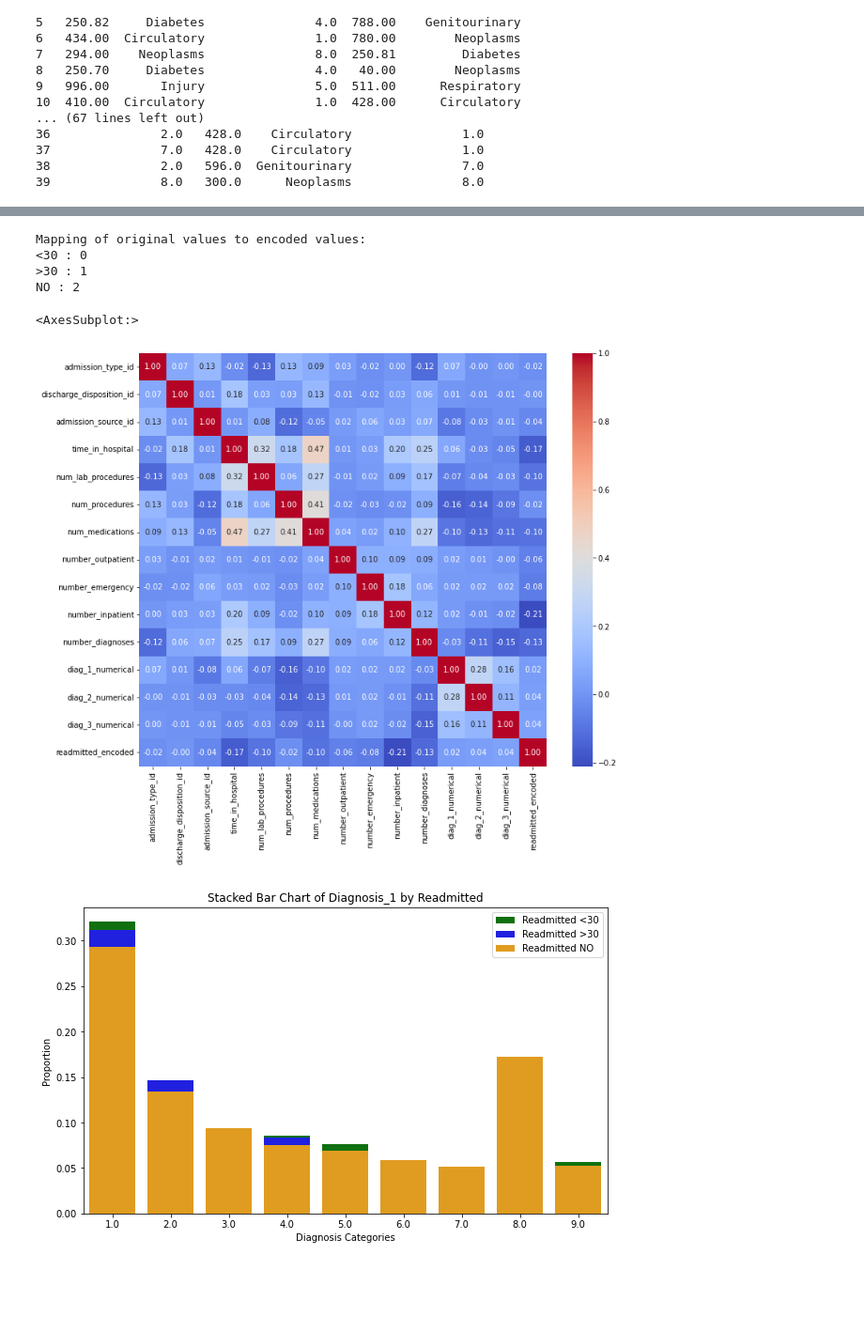
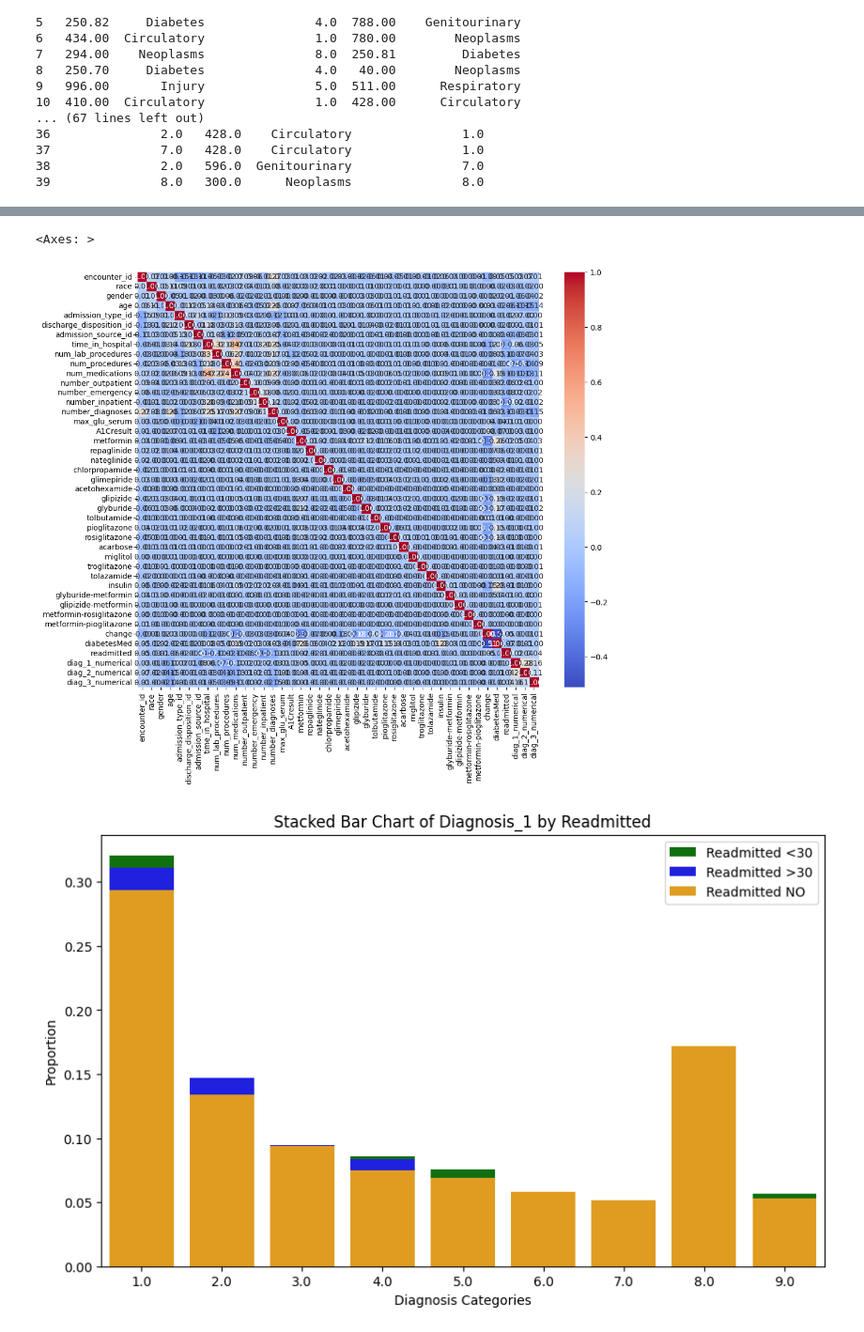
Before and after one commit to aadisinghi/Predicting_Hospital_Readmission_rate_ML, a Jupyter notebook: beng_cw_2.ipynb, the cells around one changed output, grey strips where cells are left out. Shown at 94% size. Saved outputs shown, nothing was run; the diff lists cells and outputs as text; code cells hidden in the pictures; blank space fills up the shorter version.

```diff
--- a/beng_cw_2.ipynb
+++ b/beng_cw_2.ipynb
@@ -75,7 +72,7 @@ data.shape
 # %%
 # Note: Check out features that do not relate to diabetes
 # %%
-features_to_drop = ['payer_code', 'medical_specialty', 'patient_nbr','encounter_id','weight','examide','citoglipton','glimepiride-pioglitazone']
+features_to_drop = ['payer_code', 'medical_specialty', 'patient_nbr','weight','examide','citoglipton','glimepiride-pioglitazone']
 data = data.drop(columns=features_to_drop, axis=1)
 # %%
 print(data['diag_1'].head(),data['diag_2'].head(),data['diag_3'].head())
@@ -280,16 +261,14 @@ Index(['race', 'gender', 'age', 'admission_type_id',
        'diag_3_numerical'],
       dtype='object')
 # %%
-le = LabelEncoder()
-data['readmitted_encoded'] = le.fit_transform(data['readmitted'])
-print("Mapping of original values to encoded values:")
-for original, encoded in zip(le.classes_, range(len(le.classes_))):
-    print(f"{original} : {encoded}")
+label_encoder = LabelEncoder()
+features_to_encode = ['race', 'gender', 'age', 'max_glu_serum', 'A1Cresult', 'metformin',
+       'repaglinide', 'nateglinide', 'chlorpropamide', 'glimepiride',
+       'acetohexamide', 'glipizide', 'glyburide', 'tolbutamide',
+       'pioglitazone', 'rosiglitazone', 'acarbose', 'miglitol', 'troglitazone',
+       'tolazamide', 'insulin', 'glyburide-metformin', 'glipizide-metformin',
+       'metformin-rosiglitazone', 'metformin-pioglitazone', 'change',
+       'diabetesMed', 'readmitted']
+
+for column in features_to_encode:
+    data[column] = label_encoder.fit_transform(data[column])
-# %% [output]
-Mapping of original values to encoded values:
-<30 : 0
->30 : 1
-NO : 2
-# %%
-features_to_drop = ['readmitted']
-data = data.drop(columns=features_to_drop, axis=1)
@@ -301,32 +277,26 @@ correlation_matrix = data.corr()
 plt.figure(figsize=(12, 10))
 sns.heatmap(correlation_matrix, annot=True, cmap='coolwarm', fmt=".2f")
 # %% [output]
-<AxesSubplot:>
+<Axes: >
-[figure, old version]
+[figure, new version]
 # %%
-# Mapping of original values to encoded values
-readmitted_mapping = {0: '<30', 1: '>30', 2: 'NO'}
-
-# Map encoded values to their original labels
-data['readmitted_label'] = data['readmitted_encoded'].map(readmitted_mapping)
-
 # Group data
-grouped_data = data.groupby(['readmitted_label', 'diag_1_numerical']).size().unstack()
+grouped_data = data.groupby(['readmitted', 'diag_1_numerical']).size().unstack()
 
 # Normalize the data to get proportions
 grouped_data = grouped_data.div(grouped_data.sum(axis=1), axis=0)
 
 # Plot stacked bar chart
 plt.figure(figsize=(10, 6))
-sns.barplot(x=grouped_data.columns, y=grouped_data.loc['<30'], label='Readmitted <30', color='green')
-sns.barplot(x=grouped_data.columns, y=grouped_data.loc['>30'], label='Readmitted >30', color='blue')
-sns.barplot(x=grouped_data.columns, y=grouped_data.loc['NO'], label='Readmitted NO', color='orange')
+sns.barplot(x=grouped_data.columns, y=grouped_data.loc[0], label='Readmitted <30', color='green')
+sns.barplot(x=grouped_data.columns, y=grouped_data.loc[1], label='Readmitted >30', color='blue')
+sns.barplot(x=grouped_data.columns, y=grouped_data.loc[2], label='Readmitted NO', color='orange')
 
 plt.title('Stacked Bar Chart of Diagnosis_1 by Readmitted')
 plt.xlabel('Diagnosis Categories')
 plt.ylabel('Proportion')
 plt.legend()
 plt.show()
 # %% [output]
-[figure, old version]
+[figure, new version]
 # %%
```
Also changed, not shown: parts of 26 cells of this notebook, 5 other files.
